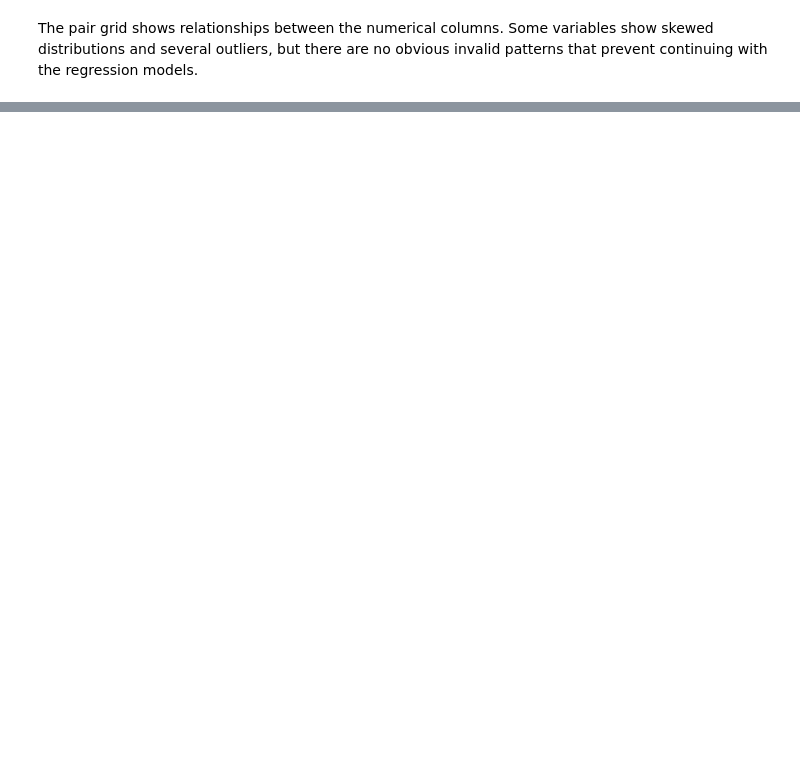
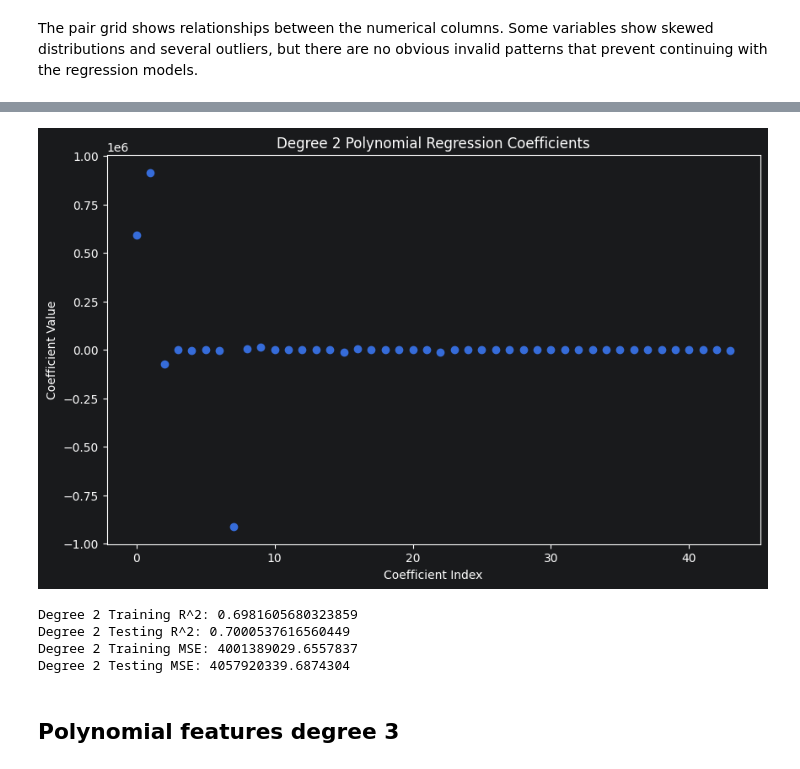
Before and after one commit to grateful-bread-dev/cpsc4970-aiml, a Jupyter notebook: M2Homework.ipynb, the cells around one changed output, grey strips where cells are left out. Drawn from its saved outputs; the diff is of its cells as text; code cells hidden in the pictures; blank space fills up the shorter version.

Commit message:
Added degrees 1, 2, and 3.

```diff
--- a/M2Homework.ipynb
+++ b/M2Homework.ipynb
@@ -47,0 +49,6 @@ memory usage: 1.4 MB
+# %%
+housing = housing.drop(columns=["ocean_proximity"], errors="ignore")
+housing = housing.dropna()
+
+housing.info()
+display(housing.head())
@@ -113,0 +153,14 @@ LinearRegression does not accept missing values encoded as NaN natively. For sup
+# %%
+polynomial_2 = PolynomialFeatures(degree=2, include_bias=False)
+
+polynomial_2.fit(x_train)
+
+x_train_poly_2 = polynomial_2.transform(x_train)
+x_test_poly_2 = polynomial_2.transform(x_test)
+
+linear_model_2 = LinearRegression()
+
+linear_model_2.fit(x_train_poly_2, y_train)
+
+print("Degree 2 Intercept:", linear_model_2.intercept_)
+print("Degree 2 Coefficients:", linear_model_2.coef_)
@@ -113,0 +180,31 @@ LinearRegression does not accept missing values encoded as NaN natively. For sup
+# %%
+plt.figure(figsize=(10, 6))
+plt.scatter(range(len(linear_model_2.coef_)), linear_model_2.coef_)
+
+plt.xlabel("Coefficient Index")
+plt.ylabel("Coefficient Value")
+plt.title("Degree 2 Polynomial Regression Coefficients")
+plt.show()
+# %% [output]
+[figure, added]
+# %%
+poly_2_train_pred = linear_model_2.predict(x_train_poly_2)
+poly_2_test_pred = linear_model_2.predict(x_test_poly_2)
+
+poly_2_train_r2 = r2_score(y_train, poly_2_train_pred)
+poly_2_test_r2 = r2_score(y_test, poly_2_test_pred)
+
+poly_2_train_mse = mean_squared_error(y_train, poly_2_train_pred)
+poly_2_test_mse = mean_squared_error(y_test, poly_2_test_pred)
+
+print("Degree 2 Training R^2:", poly_2_train_r2)
+print("Degree 2 Testing R^2:", poly_2_test_r2)
+print("Degree 2 Training MSE:", poly_2_train_mse)
+print("Degree 2 Testing MSE:", poly_2_test_mse)
+# %% [output]
+Degree 2 Training R^2: 0.6981605680323859
+Degree 2 Testing R^2: 0.7000537616560449
+Degree 2 Training MSE: 4001389029.6557837
+Degree 2 Testing MSE: 4057920339.6874304
+# %% [markdown]
+## Polynomial features degree 3
```
Also changed, not shown: parts of 14 cells of this notebook.
